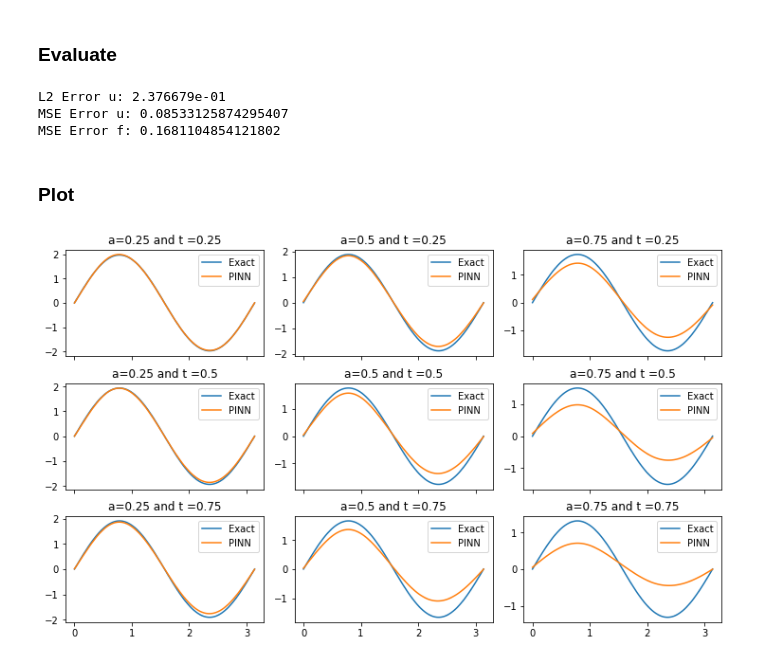
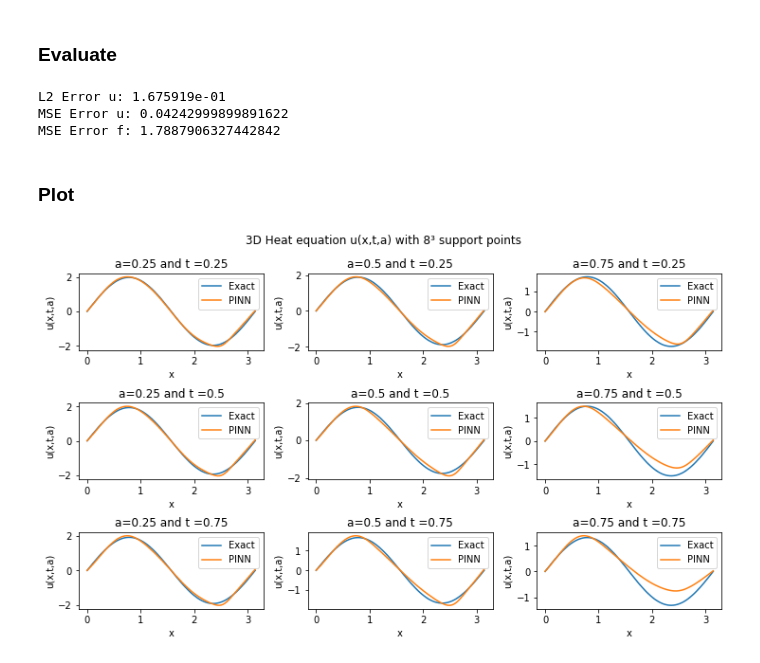
Before and after one commit to CS-433/ml-project-2-hapinness, a Jupyter notebook: heat3d working.ipynb, the cells around one changed output. Cells and saved outputs as stored; diff of their text form; code cells hidden in the pictures.

```diff
--- a/heat3d working.ipynb
+++ b/heat3d working.ipynb
@@ -73,7 +73,7 @@ class PINN():
                 torch.nn.init.xavier_uniform_(m.weight)
 
         # generate collocation points (first N_col points from the randomly sampled vectors)
-        N_col = 35
+        N_col = 10
         xcol = x[:N_col,:,:]
         tcol = t[:,:N_col,:]
         acol = a[:,:,:N_col]
@@ -86,7 +86,7 @@ class PINN():
 
 
         # generate support points (last N_sup points from the randomly sampled vectors)
-        N_sup = 40    # number of support points
+        N_sup = 8    # number of support points
         xsup = x[-N_sup:,:,:]
         tsup = t[:,-N_sup:,:]
         asup = a[:,:,-N_sup:]
@@ -130,7 +130,7 @@ class PINN():
         self.t0_a_tensor = torch.tensor([t0_grid[:,2]], requires_grad=False).T.float().to(self.device)
 
 
-
+        '''
         # 3. a=0 and a=1 boundary points
         # initial condition points(a=0)
         x_inter, t_inter, a_inter = np.meshgrid(x, t, 0)
@@ -147,7 +147,7 @@ class PINN():
         self.a1_x_tensor = torch.tensor([a1_grid[:,0]], requires_grad=True).T.float().to(self.device)
         self.a1_t_tensor = torch.tensor([a1_grid[:,1]], requires_grad=True).T.float().to(self.device)
         self.a1_a_tensor = torch.tensor([a1_grid[:,2]], requires_grad=False).T.float().to(self.device)
-
+        '''
 
 
         # adam optimizer
@@ -202,27 +202,35 @@ class PINN():
         # evalutation of main equation using collocation points
         f_pred = self.net_f(self.col_x_tensor, self.col_t_tensor, self.col_a_tensor) # all the collocations points were fed through the PINN
 
+        '''
         # a=0 and a=1 boundary points
         u_pred_a0 = self.net_u(self.a0_x_tensor, self.a0_t_tensor, self.a0_a_tensor) # all the ic/bc pairs were fed through the PINN
         u_pred_a1 = self.net_u(self.a1_x_tensor, self.a1_t_tensor, self.a1_a_tensor)
+        '''
+
 
         # predictions over support points
         u_pred_sup = self.net_u(self.sup_x_tensor, self.sup_t_tensor, self.sup_a_tensor)
+
 
         #ic/bc on x
         loss_u = torch.mean(u_pred_x0 ** 2) #MSE loss on the ic/bc pairs, MSE loss on trainset, classic NN
         loss_u += torch.mean(u_pred_xpi ** 2)
         # ic on t
         loss_u += torch.mean((2*torch.sin(2*self.t0_x_tensor) - u_pred_t0) ** 2)
+        '''
         #ic/bc on a
         loss_u += torch.mean((2*torch.sin(2*self.a0_x_tensor) - u_pred_a0) ** 2)
         loss_u += torch.mean((2*torch.sin(2*self.a1_x_tensor)*torch.exp(-self.a1_t_tensor) - u_pred_a1) ** 2)
+        '''
 
         # main equation loss
         loss_f = torch.mean(f_pred ** 2) #MSE loss on the collocations pairs, regularization term
 
+
         # loss of support points against true solution
         loss_sup = torch.mean((2*torch.sin(2*self.sup_x_tensor)*torch.exp(-(self.sup_a_tensor*self.sup_a_tensor)*self.sup_t_tensor) - u_pred_sup) ** 2)
+
 
         loss = loss_u + loss_f + loss_sup #classic loss + regularization loss (enforce the PDE structure) => PINN loss
 
@@ -264,7 +272,7 @@ t_true = np.linspace(0,1,90)
 a_true = np.linspace(0,1,90)
 # exact solution
 def f_exact(x,t,a):
-    return 2*np.sin(2*x)*np.exp(-(a*a)*t)
+    return 2*np.sin(2*x)*np.exp(-(a**2)*t)
 
 x_inter, t_inter, a_inter = np.meshgrid(x_true, t_true, a_true)
 grid_exact = np.hstack((x_inter.flatten()[:,None], t_inter.flatten()[:,None], a_inter.flatten()[:,None]))
@@ -327,9 +335,9 @@ mse_f = mse(f_pred, np.zeros(f_pred.shape))
 print(f"MSE Error u: {mse_u}")
 print(f"MSE Error f: {mse_f}")
 # %% [output]
-L2 Error u: 2.376679e-01
-MSE Error u: 0.08533125874295407
-MSE Error f: 0.1681104854121802
+L2 Error u: 1.675919e-01
+MSE Error u: 0.04242999899891622
+MSE Error f: 1.7887906327442842
 # %% [markdown]
 ### Plot
 # %%
@@ -354,12 +362,17 @@ for t in t_lst:
 # %%
 #to_plot=u_pred.reshape((90,90,90))
 #true_plot= ex.reshape((90,90,90))
-fig, axs = plt.subplots(3, 3, figsize=(10, 6), sharex=True, constrained_layout = True)
+fig, axs = plt.subplots(3, 3, figsize=(10, 6), sharex=False, constrained_layout = True)
 for i in range(3):    #iterate over t
     for j in range(3):    #iterate over a
         axs[i,j].set_title(f'a={0.25*(j+1)} and t ={0.25*(i+1)}')
         axs[i,j].plot(x_true, true_lst[3*i+j])
         axs[i,j].plot(x_true, pred_lst[3*i+j])
         axs[i,j].legend(['Exact', 'PINN'])
+        axs[i,j].set_xlabel('x')
+        axs[i,j].set_ylabel('u(x,t,a)')
+plt.suptitle('3D Heat equation u(x,t,a) with 8\u00b3 support points')
+fig.show;
+plt.savefig(fname='3D Heat equation u(x,t,a) with 8^3 support points')
 # %% [output]
-[figure, old version]
+[figure, new version]
```
Also changed, not shown: parts of 2 cells of this notebook.
